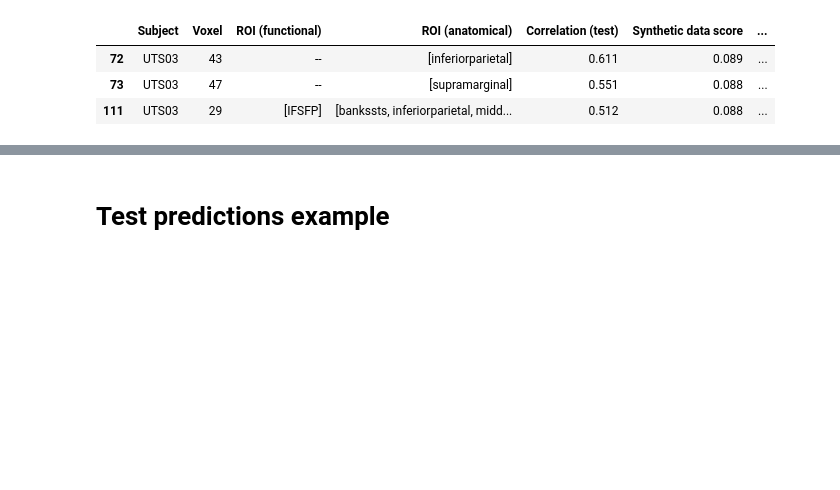
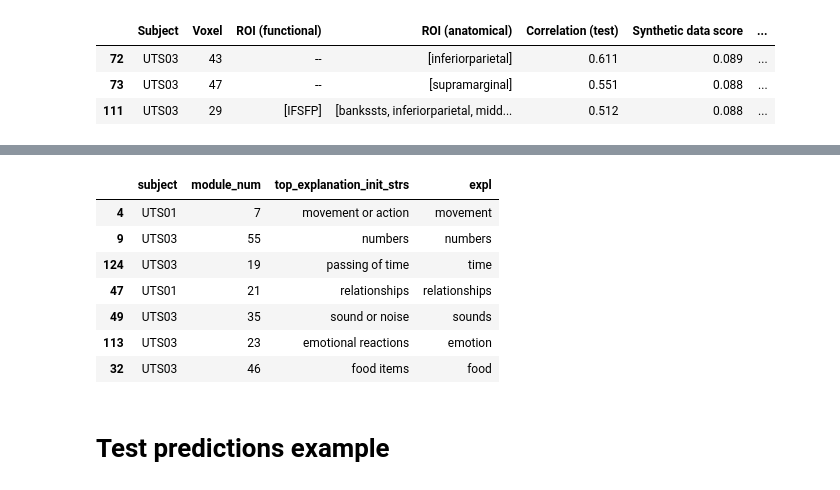
Before and after one commit to microsoft/automated-explanations, a Jupyter notebook: notebooks/01_fmri.ipynb, the cells around one changed output, grey strips where cells are left out. Cells and saved outputs as stored; diff of their text form; code cells hidden in the pictures; blank space fills up the shorter version.

```diff
--- a/notebooks/01_fmri.ipynb
+++ b/notebooks/01_fmri.ipynb
@@ -95,3 +77,22 @@ with pd.option_context('display.max_rows', None):
+# %%
+# manually check that we got the right voxels
+voxels = [('movement', 'UTS01',	7), ('numbers', 'UTS03', 55), ('time', 'UTS03', 19), ('relationships', 'UTS01', 21), ('sounds', 'UTS03', 35), ('emotion', 'UTS03', 23), ('food', 'UTS03', 46)]
+rows = []
+for vox in voxels:
+    expl, subj, vox_num = vox
+    rows.append(r[(r.subject == subj) & (r.module_num == vox_num)].iloc[0])
+rows_check = pd.DataFrame(rows)[['subject', 'module_num', 'top_explanation_init_strs']]
+rows_check['expl'] = [v[0] for v in voxels]
+rows_check
+# %% [output]
+|  | subject | module_num | top_explanation_init_strs | expl |
+| 4 | UTS01 | 7 | movement or action | movement |
+| 9 | UTS03 | 55 | numbers | numbers |
+| 124 | UTS03 | 19 | passing of time | time |
+| 47 | UTS01 | 21 | relationships | relationships |
+| 49 | UTS03 | 35 | sound or noise | sounds |
+| 113 | UTS03 | 23 | emotional reactions | emotion |
+| 32 | UTS03 | 46 | food items | food |
 # %% [markdown]
 # Test predictions example
 # %%
```
Also changed, not shown: parts of 2 cells of this notebook, 1 other file.
